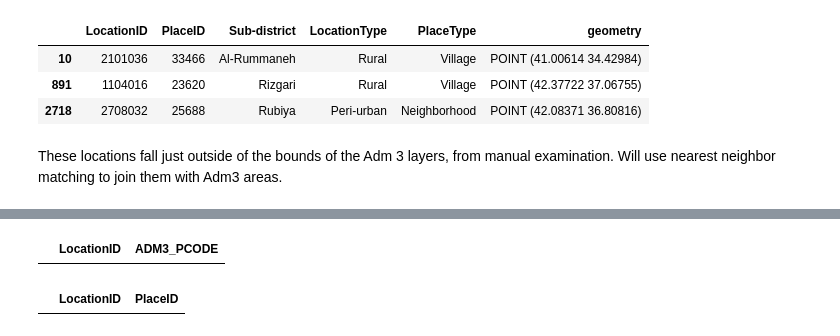
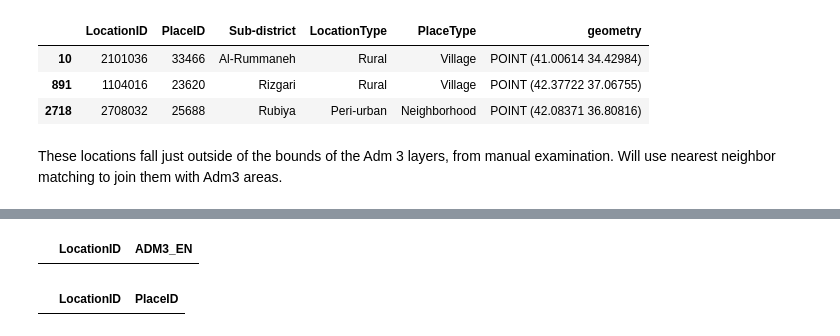
Before and after one commit to natalie-ayers/Iraq-post-conflict-rebel-governance, a Jupyter notebook: iom_adm3_data_mapping.ipynb, the cells around one changed output, grey strips where cells are left out. Saved outputs shown, nothing was run; the diff lists cells and outputs as text; code cells hidden in the pictures.

```diff
--- a/iom_adm3_data_mapping.ipynb
+++ b/iom_adm3_data_mapping.ipynb
@@ -77,7 +77,7 @@ iom_all_locs.head()
 | 4 | 2101008 | 164 | Al-Obiadi | Urban | Neighborhood | POINT (41.23290 34.43660) |
 # %%
 # spatial join with adm3 areas
-adm3_locs_join = iraq_shp_adm3.loc[:,('ADM3_PCODE','geometry')]
+adm3_locs_join = iraq_shp_adm3.loc[:,('ADM3_PCODE','ADM3_EN','geometry')]
 
 iom_adm3_df = adm3_locs_join.sjoin(iom_all_locs,how='left',predicate='intersects')
 print(adm3_locs_join.shape)
@@ -149,9 +149,9 @@ iom_adm3_df.head(2)
 # %%
 # see if any IOM locations assigned to multiple Adm 3 areas
-mult_iom_locs = iom_adm3_df.loc[:,('ADM3_PCODE','LocationID')].groupby('LocationID').nunique().reset_index()
-mult_iom_locs[mult_iom_locs['ADM3_PCODE']>1]
+mult_iom_locs = iom_adm3_df.loc[:,('ADM3_EN','LocationID')].groupby('LocationID').nunique().reset_index()
+mult_iom_locs[mult_iom_locs['ADM3_EN']>1]
 # %% [output]
-|  | LocationID | ADM3_PCODE |
+|  | LocationID | ADM3_EN |
 # %%
 # see whether there are multiple places per locations - there aren't
 test_loc_places = iom_adm3_df.loc[:,('LocationID','PlaceID')].groupby('LocationID').nunique().reset_index()
```
Also changed, not shown: parts of 5 cells of this notebook, 6 other files.
